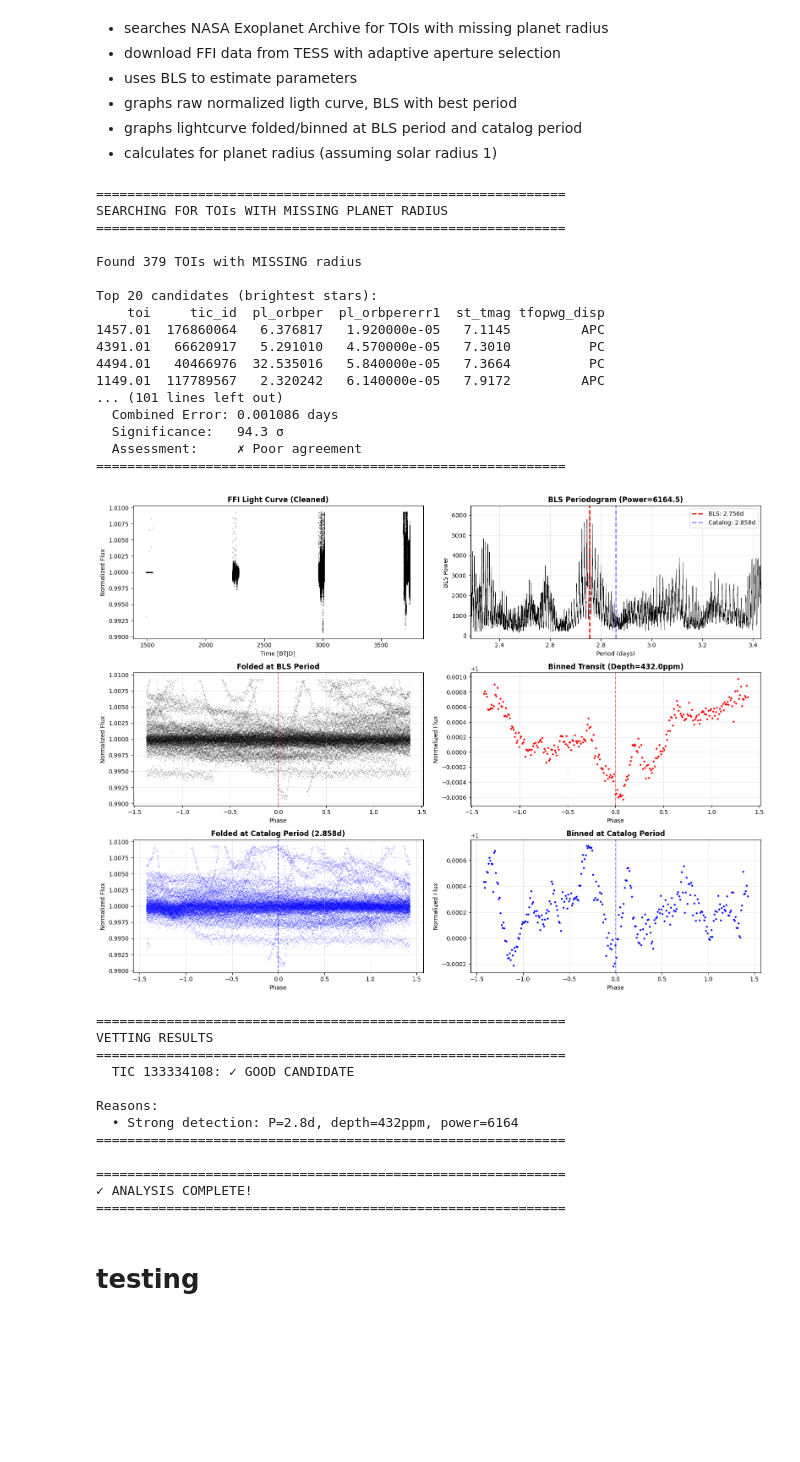
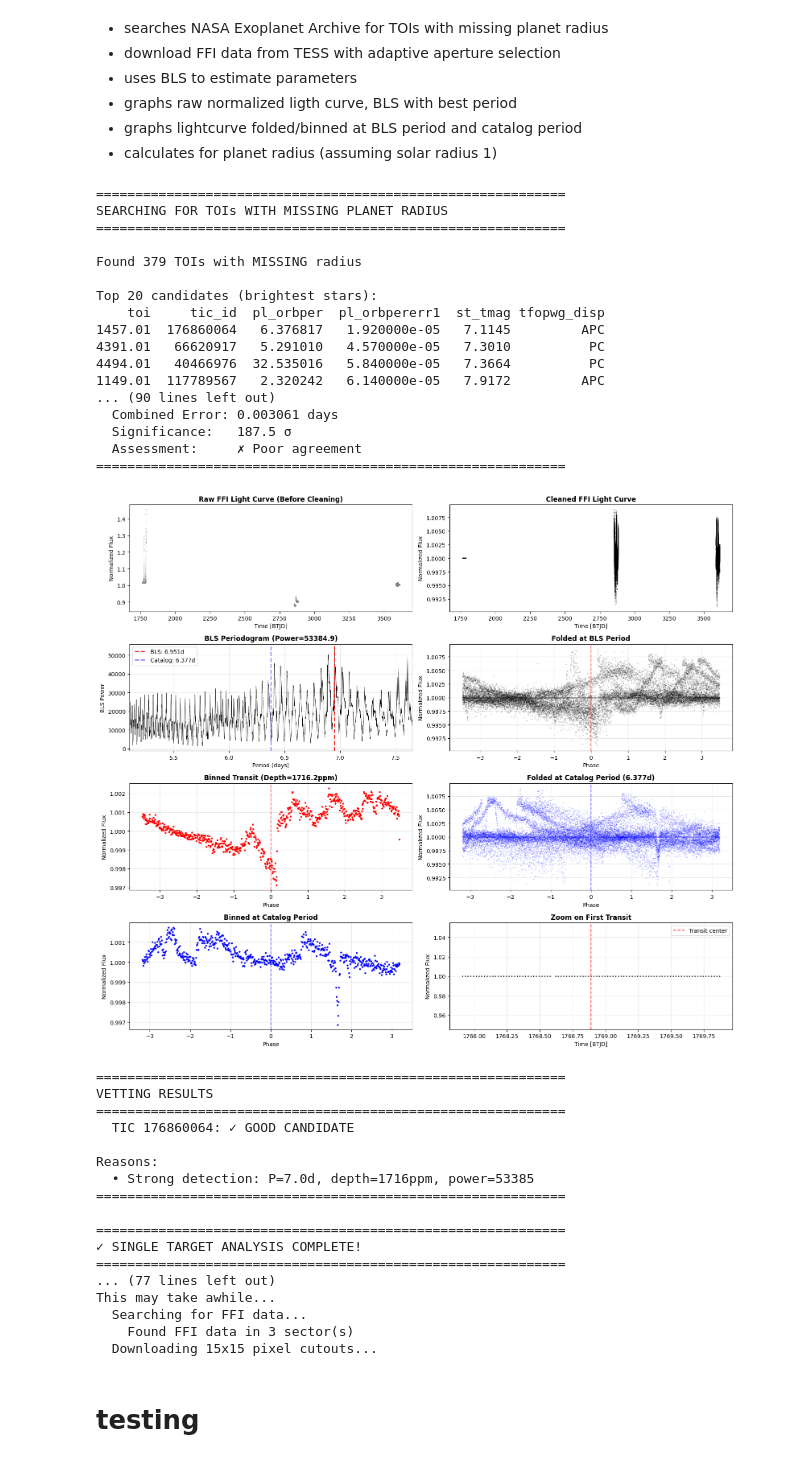
Before and after one commit to cyan-yee/Physics-77-Final-Project---TESS-Exoplanet, a Jupyter notebook: Data/FFI.ipynb, the cells around one changed output. Drawn from its saved outputs; the diff is of its cells as text; code cells hidden in the pictures; blank space fills up the shorter version.

```diff
--- a/Data/FFI.ipynb
+++ b/Data/FFI.ipynb
@@ -829,8 +927,12 @@ if __name__ == "__main__":
 
     if df_missing is not None and len(df_missing) > 0:
 
-        # Step 2: Pick a candidate
-        candidate_index = 16  # Change to analyze different TOIs
+        # OPTION 1: Analyze single candidate with plots
+        print("\n" + "="*60)
+        print("SINGLE TARGET ANALYSIS")
+        print("="*60)
+
+        candidate_index = 0  # Change to analyze different TOIs
 
         tic_id = int(df_missing['tic_id'].iloc[candidate_index])
         known_period = float(df_missing['pl_orbper'].iloc[candidate_index])
@@ -843,51 +945,61 @@ if __name__ == "__main__":
             known_period_err = float(df_missing['pl_orbpererr1'].iloc[candidate_index])
 
         # Note: depth and duration not available in TOI catalog
         known_depth = None
         known_duration = None
 
-        # Step 3: Analyze the candidate
+        # Analyze the candidate
         results = analyze_missing_radius_toi(
             tic_id, known_period, known_period_err, known_depth, known_duration, toi_name, tmag
         )
 
         if results is not None:
             print("\n" + "="*60)
-            print("✓ ANALYSIS COMPLETE!")
+            print("✓ SINGLE TARGET ANALYSIS COMPLETE!")
             print("="*60)
+
+        # OPTION 2: Batch analyze top 20 and save to CSV
+
+        batch_results = batch_analyze_missing_radius(df_missing, num_candidates=20, save_lcs=True)
+
     else:
         print("\n✗ No TOIs with missing radius found")
 # %% [output]
 ============================================================
 SEARCHING FOR TOIs WITH MISSING PLANET RADIUS
 ============================================================
 
 Found 379 TOIs with MISSING radius
 
 Top 20 candidates (brightest stars):
     toi     tic_id  pl_orbper  pl_orbpererr1  st_tmag tfopwg_disp
 1457.01  176860064   6.376817   1.920000e-05   7.1145         APC
 4391.01   66620917   5.291010   4.570000e-05   7.3010          PC
 4494.01   40466976  32.535016   5.840000e-05   7.3664          PC
 1149.01  117789567   2.320242   6.140000e-05   7.9172         APC
-... (101 lines left out)
-  Combined Error: 0.001086 days
-  Significance:   94.3 σ
+... (90 lines left out)
+  Combined Error: 0.003061 days
+  Significance:   187.5 σ
   Assessment:     ✗ Poor agreement
 ============================================================
-[figure, old version]
+[figure, new version]
 ============================================================
 VETTING RESULTS
 ============================================================
-  TIC 133334108: ✓ GOOD CANDIDATE
+  TIC 176860064: ✓ GOOD CANDIDATE
 
 Reasons:
-  • Strong detection: P=2.8d, depth=432ppm, power=6164
+  • Strong detection: P=7.0d, depth=1716ppm, power=53385
 ============================================================
 
 ============================================================
-✓ ANALYSIS COMPLETE!
+✓ SINGLE TARGET ANALYSIS COMPLETE!
 ============================================================
+... (77 lines left out)
+This may take awhile...
+  Searching for FFI data...
+    Found FFI data in 3 sector(s)
+  Downloading 15x15 pixel cutouts...
 # %% [markdown]
 # testing
 # %% [markdown]
```
Also changed, not shown: parts of 1 cell of this notebook, 19 other files.
